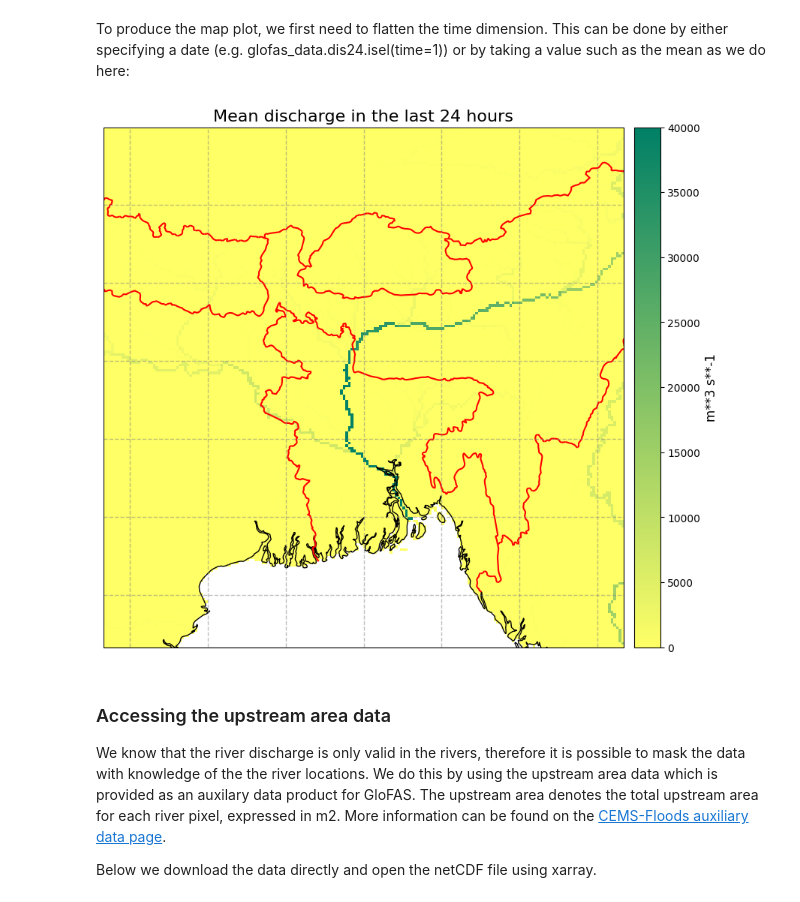
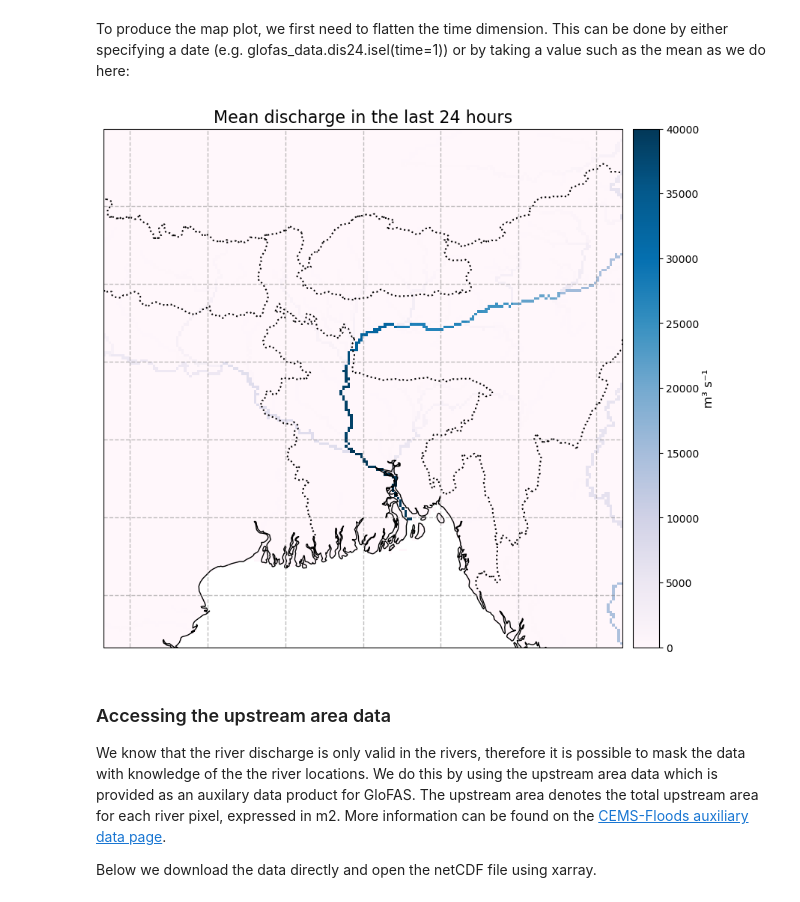
Before and after one commit to ecmwf-projects/copernicus-training-c3s-review, a Jupyter notebook: cems-notebooks/glofas-bangladesh-floods.ipynb, the cells around one changed output. Cells and saved outputs as stored; diff of their text form; code cells hidden in the pictures.

Commit message:
tidy up of glofas TM

```diff
--- a/cems-notebooks/glofas-bangladesh-floods.ipynb
+++ b/cems-notebooks/glofas-bangladesh-floods.ipynb
@@ -133,7 +133,7 @@ At the end of the download form, select **"Show API request"**. This will reveal
 
 ... having copied the API request into the cell below, running this will retrieve and download the data you requested into your local directory. However, before you run the cell below, the **terms and conditions** of this particular dataset need to have been accepted in the CDS. The option to view and accept these conditions is given at the end of the download form, just above the **"Show API request"** option.
 # %%
-download_file = f"{DATADIR}/download.grib"
+download_file = f"{DATADIR}/glofas-2012_2022.grib"
 if not os.path.isfile(download_file):
     c = cdsapi.Client(
         **cdsapi_kwargs
@@ -191,7 +191,7 @@ def plot_map(
     plot_data,
     title='',
     cbar_label='',
-    cmap='summer_r',
+    cmap='PuBu',
     extent=[85, 95, 20, 30],
     **pcolorkwargs
 ):
@@ -216,7 +216,7 @@ def plot_map(
     ax.coastlines(color='black')
 
     # Add country borders in red
-    ax.add_feature(cfeature.BORDERS, edgecolor='red', lw=1.5)
+    ax.add_feature(cfeature.BORDERS, edgecolor='black', lw=1.5, ls=":")
 
     # Set the plot domain/extent
     ax.set_extent(extent, crs=ccrs.PlateCarree())
@@ -231,12 +231,13 @@ such as the mean as we do here:
 # %%
 mean_data = glofas_data.dis24.mean(dim='time')
 mean_data = mean_data.assign_attrs(**glofas_data.dis24.attrs)
 plot_map(
     mean_data,
-    vmax=40e3, vmin=0
+    vmax=40e3, vmin=0,
+    cbar_label = "m³ s⁻¹"
 )
 # %% [output]
-[figure, old version]
+[figure, new version]
 # %% [markdown]
 ### Accessing the upstream area data
 We know that the river discharge is only valid in the rivers, therefore it is possible to mask the data with
```
Also changed, not shown: parts of 6 cells of this notebook.
